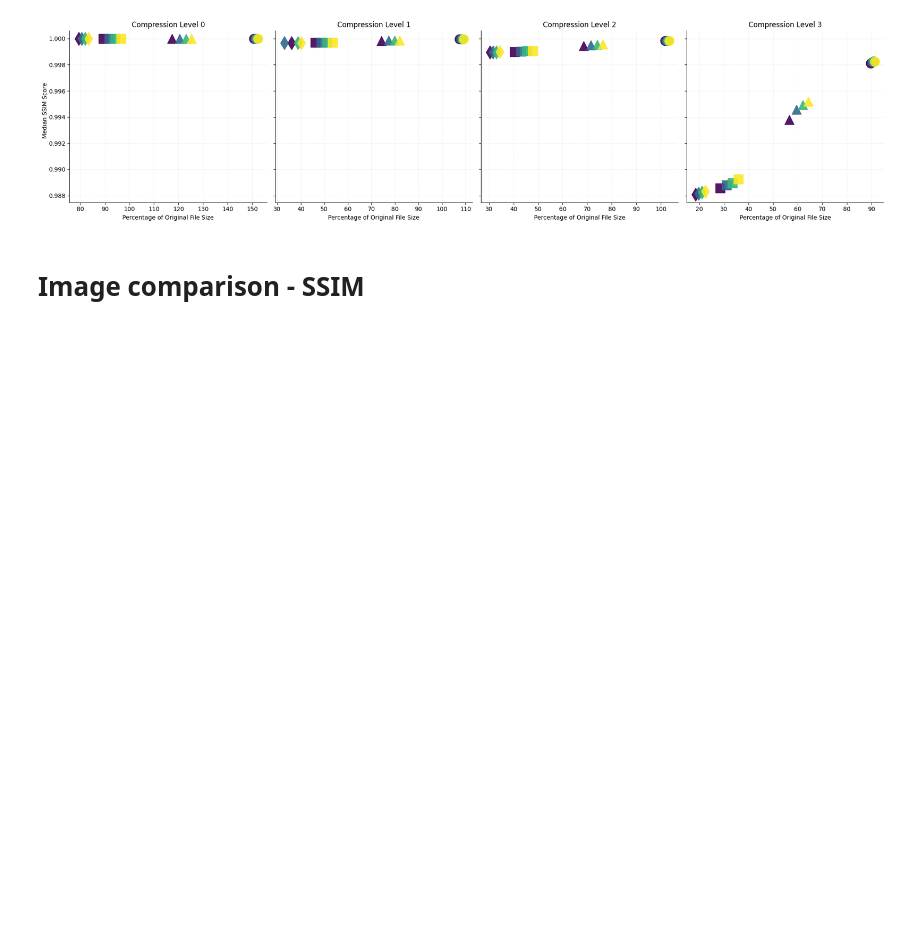
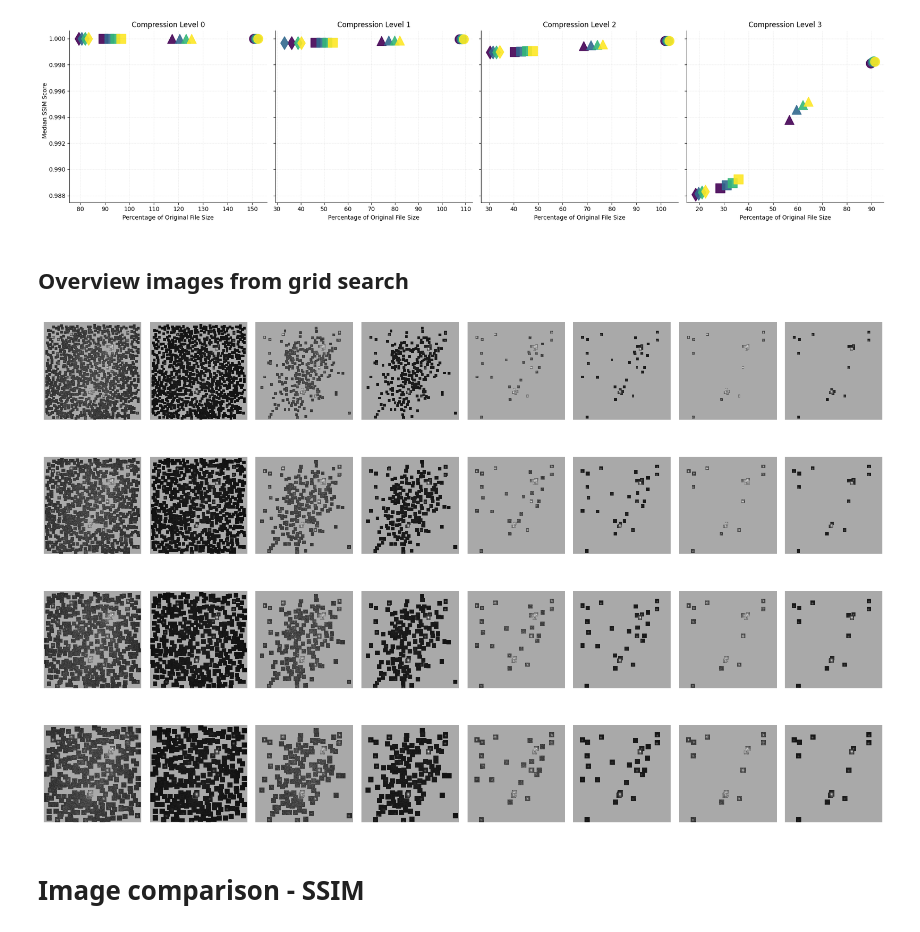
Before and after one commit to dgound/SPARZ, a Jupyter notebook: extra_code/plot_figure_3.ipynb, the cells around one changed output. Drawn from its saved outputs; the diff is of its cells as text; code cells hidden in the pictures; blank space fills up the shorter version.

```diff
--- a/extra_code/plot_figure_3.ipynb
+++ b/extra_code/plot_figure_3.ipynb
@@ -187,3 +188,10 @@ plt.savefig(output_file, format='pdf')
 #plt.close()
 # %% [output]
 [figure]
+# %% [markdown]
+## Overview images from grid search
+# %%
+# Define the parameters used in grid search
+kernel_sizes = [7,9,11,13]
+rel_thresholds = [0.25, 0.35, 0.45, 0.55]
+compression_levels = [0, 1, 2, 3]
@@ -190,3 +264,10 @@ plt.savefig(output_file, format='pdf')
+# %%
+
+main_folder_path = "/Users/laurabreimann/Library/CloudStorage/Dropbox-HMS/data_compression_localizations/figure_3_data/grid_search"
+# Load and plot
+load_and_plot_npz_files(main_folder_path)
+# %% [output]
+[figure, added]
 # %% [markdown]
 # Image comparison - SSIM
 # %%
```
Also changed, not shown: parts of 2 cells of this notebook, 1 other file.
